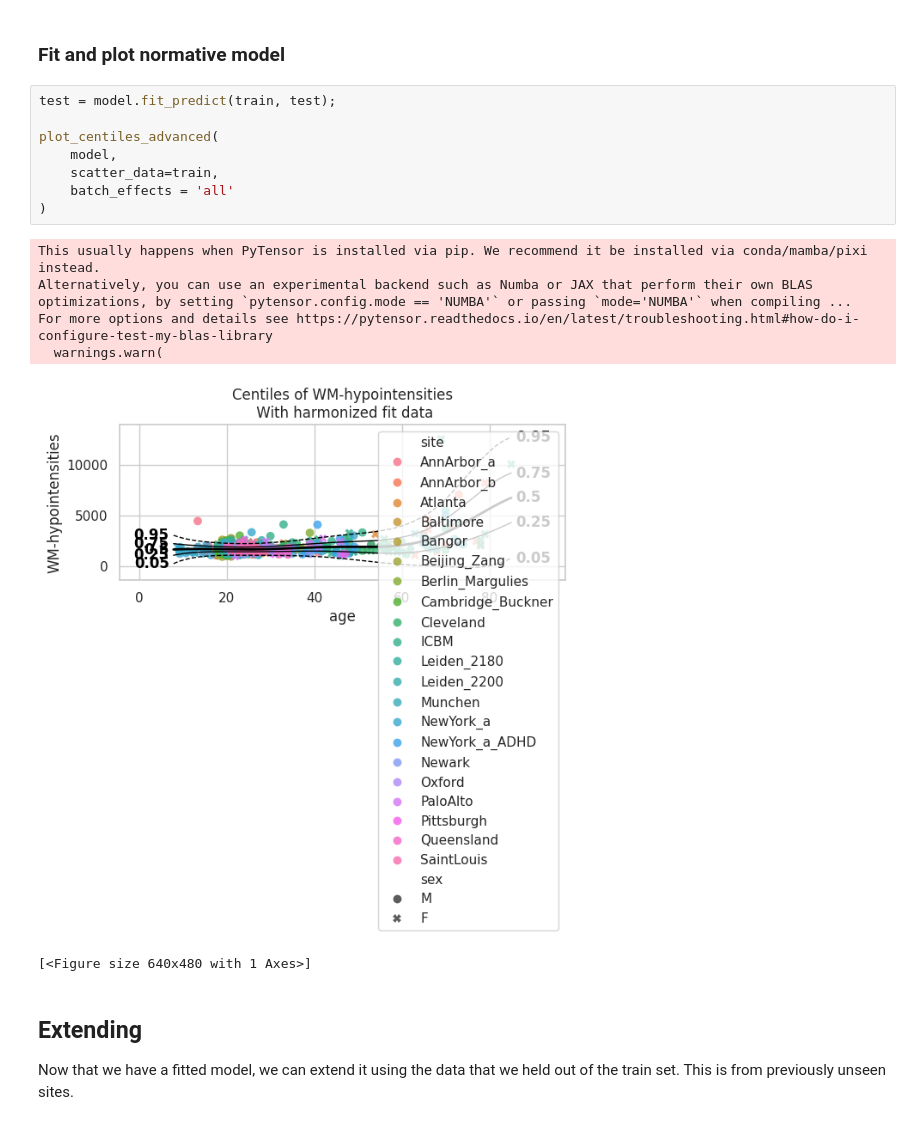
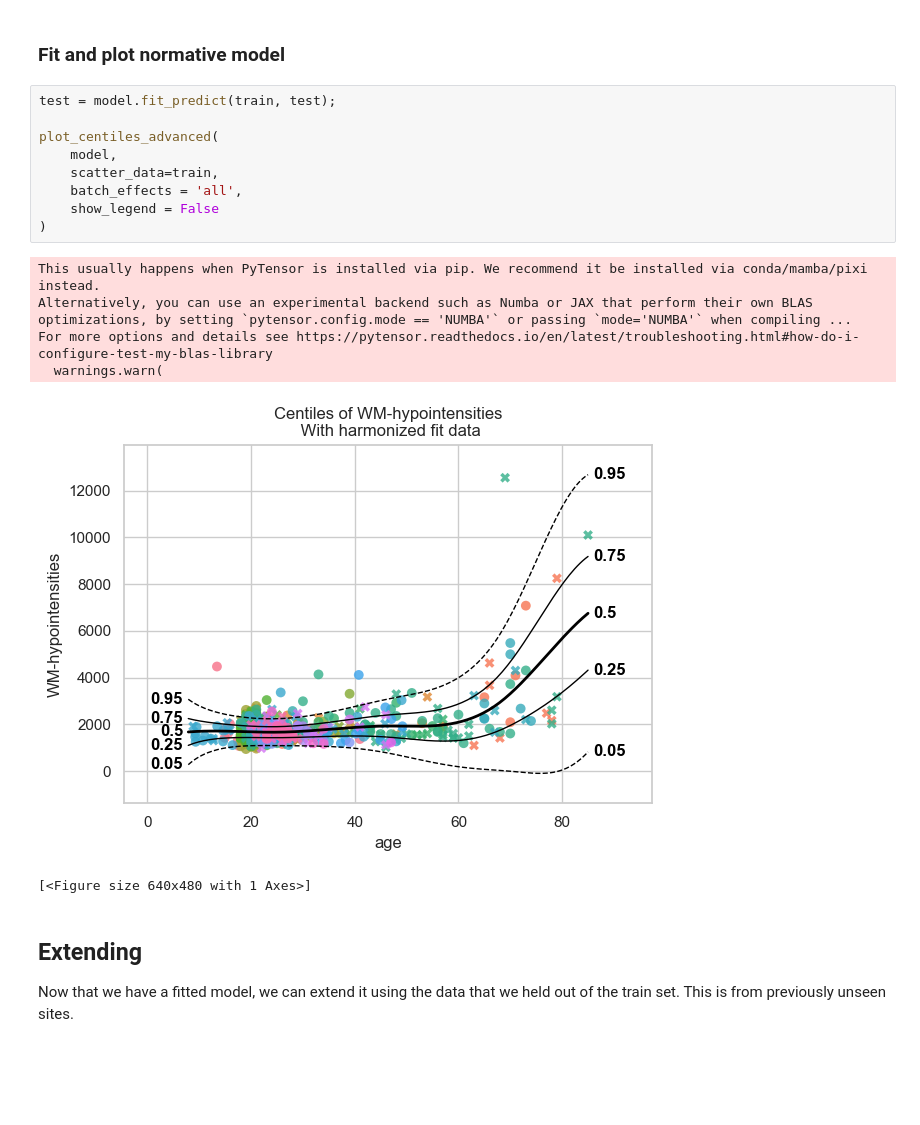
Before and after one commit to predictive-clinical-neuroscience/PCNtoolkit, a Jupyter notebook: examples/06_transfer_extend.ipynb, the cells around one changed output. Cells and saved outputs as stored; diff of their text form; blank space fills up the shorter version.

```diff
--- a/examples/06_transfer_extend.ipynb
+++ b/examples/06_transfer_extend.ipynb
@@ -165,17 +165,18 @@ model = NormativeModel(
 # %%
 test = model.fit_predict(train, test);
 
 plot_centiles_advanced(
     model,
     scatter_data=train,
-    batch_effects = 'all'
+    batch_effects = 'all',
+    show_legend = False
 )
 # %% [output]
 This usually happens when PyTensor is installed via pip. We recommend it be installed via conda/mamba/pixi instead.
 Alternatively, you can use an experimental backend such as Numba or JAX that perform their own BLAS optimizations, by setting `pytensor.config.mode == 'NUMBA'` or passing `mode='NUMBA'` when compiling ...
 For more options and details see https://pytensor.readthedocs.io/en/latest/troubleshooting.html#how-do-i-configure-test-my-blas-library
   warnings.warn(
-[figure, old version]
+[figure, new version]
 [<Figure size 640x480 with 1 Axes>]
 # %% [markdown]
 ## Extending
```
Also changed, not shown: parts of 4 cells of this notebook.
